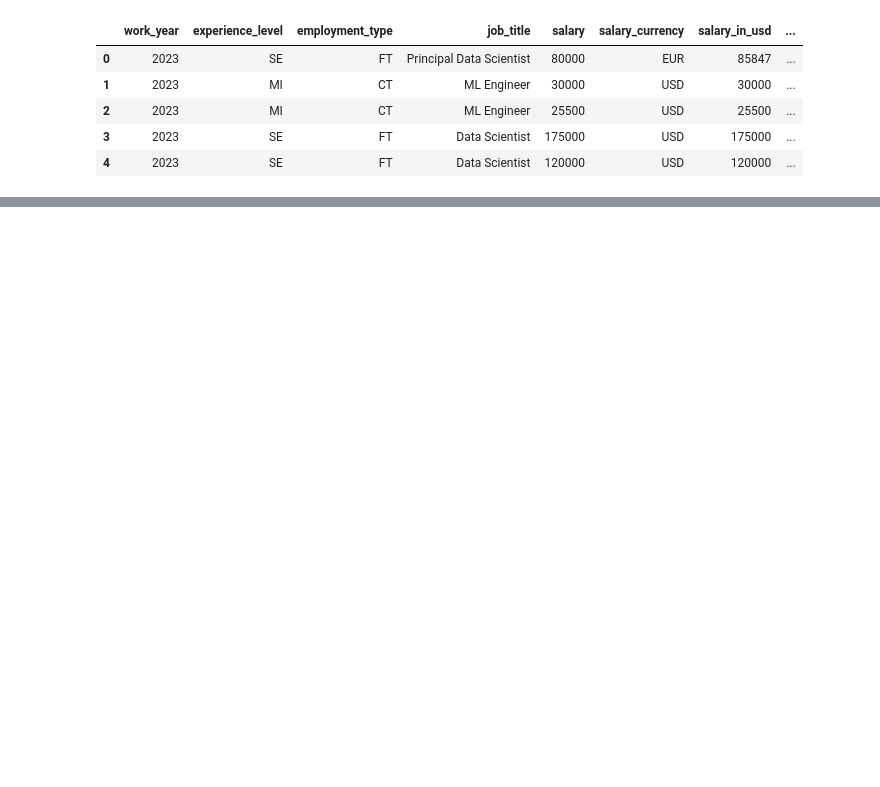
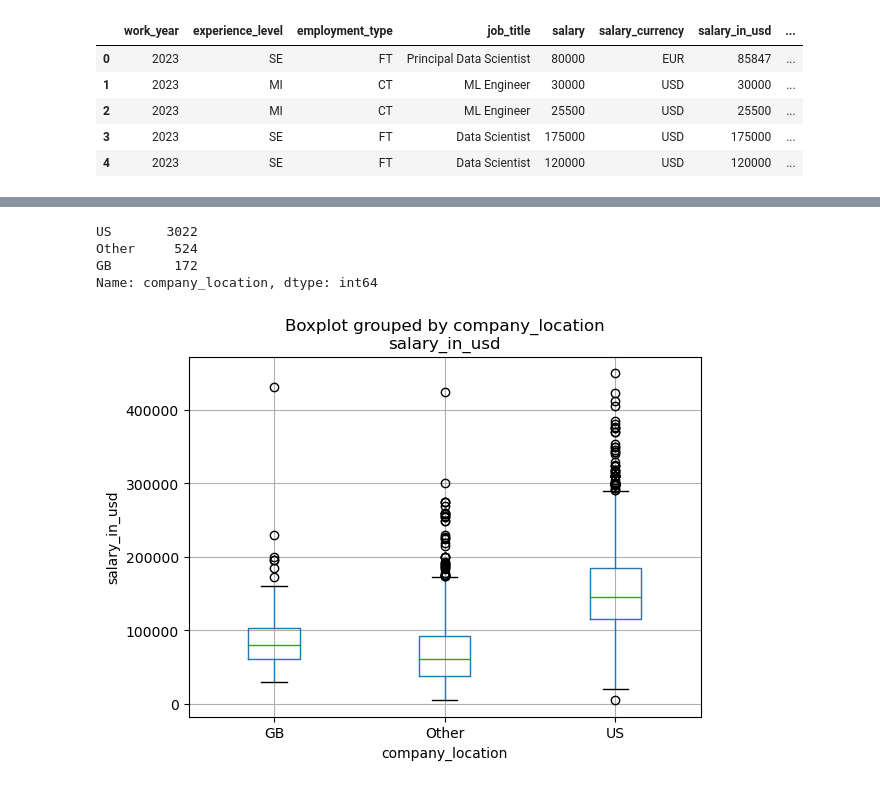
Before and after one commit to PhilipTimothe/Machine-Learning-Project-I, a Jupyter notebook: src/SalaryPrediction.ipynb, the cells around one changed output, grey strips where cells are left out. Drawn from its saved outputs; the diff is of its cells as text; code cells hidden in the pictures; blank space fills up the shorter version.

```diff
--- a/src/SalaryPrediction.ipynb
+++ b/src/SalaryPrediction.ipynb
@@ -26,0 +68,4 @@ KeyError: "['salary'] not found in axis"
+# %%
+# Drop null values and inspect
+salary_df = salary_df.dropna()
+salary_df.isnull().sum()
@@ -26,0 +82,6 @@ KeyError: "['salary'] not found in axis"
+# %%
+# Since there arent many strong data points on values other than 'FT', drop all other rows.
+# values = ['FT', 'PT']
+values = ['FT']
+salary_df = salary_df[salary_df['employment_type'].isin(values)]
+salary_df.head()
@@ -26,0 +117,24 @@ KeyError: "['salary'] not found in axis"
+# %%
+def clean_categories(categories, cutoff):
+    category_map = {}
+    for i in range(len(categories)):
+        if categories.values[i] >= cutoff:
+            category_map[categories.index[i]] = categories.index[i]
+        else:
+            category_map[categories.index[i]] = 'Other'
+    return category_map
+# %%
+company_location_map = clean_categories(salary_df['company_location'].value_counts(), 100)
+salary_df['company_location'] = salary_df['company_location'].map(company_location_map)
+salary_df['company_location'].value_counts()
+# %% [output]
+US       3022
+Other     524
+GB        172
+Name: company_location, dtype: int64
+# %%
+salary_df.boxplot('salary_in_usd', 'company_location')
+plt.ylabel('salary_in_usd')
+plt.show()
+# %% [output]
+[figure, added]
```
Also changed, not shown: parts of 32 cells of this notebook, 3 other files.
